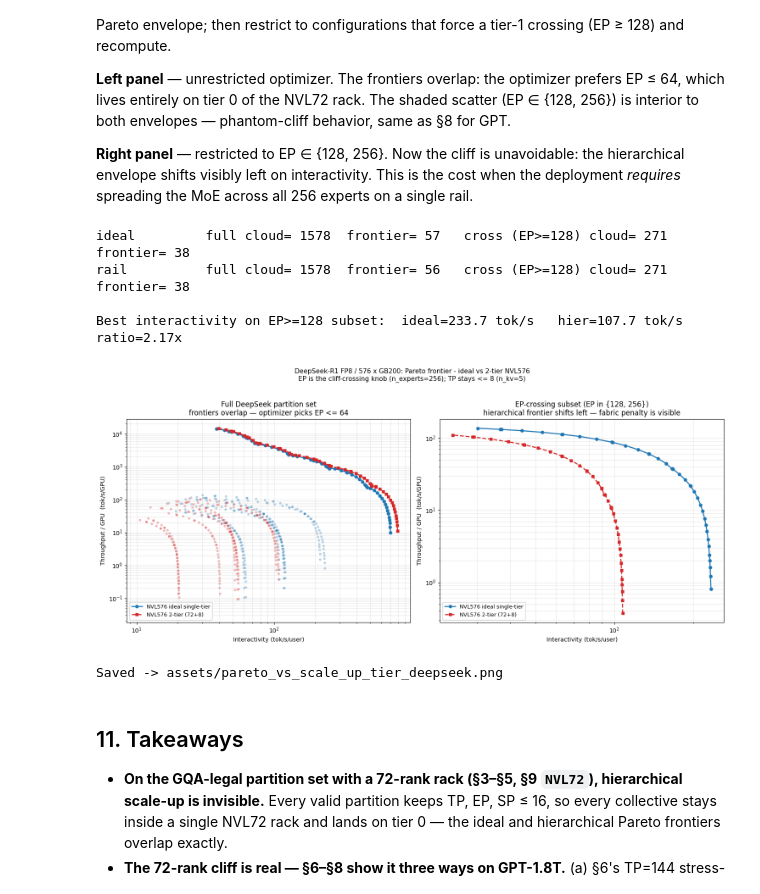
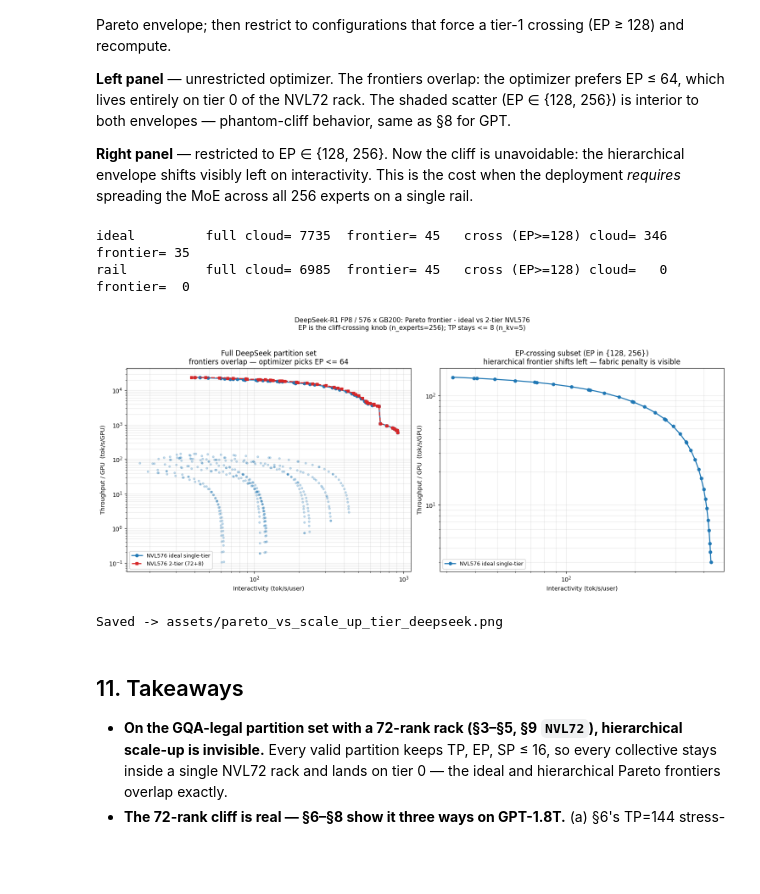
Before and after one commit to spiceMonkey/llm_perf, a Jupyter notebook: notebooks/pareto_vs_scale_up_tier.ipynb, the cells around one changed output. Drawn from its saved outputs; the diff is of its cells as text; code cells hidden in the pictures; blank space fills up the shorter version.

```diff
--- a/notebooks/pareto_vs_scale_up_tier.ipynb
+++ b/notebooks/pareto_vs_scale_up_tier.ipynb
@@ -242,8 +227,6 @@ SP_CHOICES = [1, 2, 4, 8, 16, 32, 64]
 # %% [markdown]
 ## 3. Run the sweep on both systems
 # %%
-parts = enumerate_partitions(N)
-
 # 4 sweeps: ideal (single-tier baseline) + 3 algorithm modes on the rail-optimized 2-tier.
 sweeps = [
     ("ideal",        system_ideal, make_tuner("ring", tuner_base)),   # ideal upper bound (single-tier)
@@ -255,6 +238,7 @@ sweeps = [
 clouds = {}
 frontiers = {}
 for label, system, tuner_for_mode in sweeps:
+    parts = enumerate_partitions(N, system)  # per-system: scale-up domain may differ
     all_pts: list[Point] = []
     for part in parts:
         all_pts.extend(sweep_partition(system, part, tuner_for_mode))
@@ -592,8 +576,8 @@ variants = [
 ]
 
 clouds_v = {}; frontiers_v = {}
-parts = enumerate_partitions(N)
 for label, system in variants:
+    parts = enumerate_partitions(N, system)  # per-variant
     pts = []
     for part in parts:
         pts.extend(sweep_partition(system, part))
@@ -695,25 +679,21 @@ model_ds = load_model_spec(MODEL_DS)
 # DeepSeek-specific partition choices.
 # L=61 is prime -> PP in {1, 61}; 61 is pathological so keep {1, 2} (PP=2 splits 30/31).
 # n_kv=5 caps useful TP; keep {1,2,4,8}. n_experts=256 gives EP the full cliff-crossing range.
-PP_CHOICES_DS = [1, 2]
-TP_CHOICES_DS = _power_of_2_ladder(model_ds.n_kv)            # TP_max tied to n_kv
-EP_CHOICES_DS = _power_of_2_ladder(model_ds.moe.n_experts)   # EP_max tied to n_experts
-SP_CHOICES_DS = [1]
-
-print(f"DS  TP_CHOICES_DS = {TP_CHOICES_DS}  (model_ds.n_kv = {model_ds.n_kv})")
-print(f"DS  EP_CHOICES_DS = {EP_CHOICES_DS}  (model_ds.moe.n_experts = {model_ds.moe.n_experts})")
+print("DS:", describe_constraints(model_ds, system))
 
 
-def enumerate_partitions_ds(n: int) -> list[PartitionSpec]:
-    out: list[PartitionSpec] = []
-    for pp in PP_CHOICES_DS:
-        for tp in TP_CHOICES_DS:
-            for ep in EP_CHOICES_DS:
-                for sp in SP_CHOICES_DS:
-                    if pp * tp * ep * sp > n:
-                        continue
-                    out.append(PartitionSpec(PP=pp, TP=tp, EP=ep, SP=sp))
-    return out
+def enumerate_partitions_ds(n: int, sys=None) -> list[PartitionSpec]:
+    """Local shim for DeepSeek (model_ds); SP=1 only.
+
+    Constraints inherited from llm_perf/utils/partition_enum.py:
+    PP <= 16; TP <= min(n_kv=5, n_experts=256) = 5 (= ladder [1,2,4]);
+    EP <= n_experts=256; TP*EP <= scale_up_domain. Per-system
+    `sys` override available for the multi-fabric variants below.
+    """
+    return _enumerate_partitions(
+        model_ds, sys if sys is not None else system,
+        num_devices=n, sp_choices=[1],
+    )
 
 
 def sweep_partition_ds(system, partition: PartitionSpec) -> list[Point]:
@@ -846,11 +825,13 @@ Mirror of §8 on DeepSeek. Enumerate the full DS partition set on both fabrics a
 
 **Right panel** — restricted to EP ∈ {128, 256}. Now the cliff is unavoidable: the hierarchical envelope shifts visibly left on interactivity. This is the cost when the deployment *requires* spreading the MoE across all 256 experts on a single rail.
 # %%
-parts_ds = enumerate_partitions_ds(N)
-
 clouds_ds = {"ideal": [], "rail": []}
-for part in parts_ds:
-    for label, system in [("ideal", system_ideal), ("rail", system_rail)]:
+parts_ds_per_sys = {
+    "ideal": enumerate_partitions_ds(N, system_ideal),
+    "rail":  enumerate_partitions_ds(N, system_rail),
+}
+for label, system in [("ideal", system_ideal), ("rail", system_rail)]:
+    for part in parts_ds_per_sys[label]:
         clouds_ds[label].extend(sweep_partition_ds(system, part))
 
 frontiers_ds_full  = {l: pareto_frontier(pts) for l, pts in clouds_ds.items()}
@@ -877,38 +858,36 @@ fig, (axL, axR) = plt.subplots(1, 2, figsize=(15, 6.5))
 for l, fr in frontiers_ds_full.items():
     if fr:
         axL.plot([p.interactivity for p in fr], [p.tput_per_gpu for p in fr], lw=1.8, ms=5, **styles[l])
 for l, pts in clouds_ds.items():
     cross_pts = [p for p in pts if p.partition.EP >= 128]
     axL.scatter([p.interactivity for p in cross_pts], [p.tput_per_gpu for p in cross_pts],
                 s=10, alpha=0.25, color=styles[l]["color"])
 axL.set_xscale("log"); axL.set_yscale("log")
 axL.set_xlabel("Interactivity (tok/s/user)"); axL.set_ylabel("Throughput / GPU  (tok/s/GPU)")
 axL.set_title("Full DeepSeek partition set\nfrontiers overlap — optimizer picks EP <= 64")
 axL.grid(True, which="both", alpha=0.3); axL.legend(loc="lower left", fontsize=9, framealpha=0.9)
 
 for l, fr in frontiers_ds_cross.items():
     if fr:
         axR.plot([p.interactivity for p in fr], [p.tput_per_gpu for p in fr], lw=1.8, ms=5, **styles[l])
 axR.set_xscale("log"); axR.set_yscale("log")
 axR.set_xlabel("Interactivity (tok/s/user)"); axR.set_ylabel("Throughput / GPU  (tok/s/GPU)")
 axR.set_title("EP-crossing subset (EP in {128, 256})\nhierarchical frontier shifts left — fabric penalty is visible")
 axR.grid(True, which="both", alpha=0.3); axR.legend(loc="lower left", fontsize=9, framealpha=0.9)
 
 fig.suptitle(
     "DeepSeek-R1 FP8 / 576 x GB200: Pareto frontier - ideal vs 2-tier NVL576\n"
     "EP is the cliff-crossing knob (n_experts=256); TP stays <= 8 (n_kv=5)",
     y=1.02, fontsize=11,
 )
 fig.tight_layout()
 fig.savefig("assets/pareto_vs_scale_up_tier_deepseek.png", dpi=130, bbox_inches="tight")
 plt.show()
 print("Saved -> assets/pareto_vs_scale_up_tier_deepseek.png")
 # %% [output]
-ideal         full cloud= 1578  frontier= 57   cross (EP>=128) cloud= 271  frontier= 38
-rail          full cloud= 1578  frontier= 56   cross (EP>=128) cloud= 271  frontier= 38
-
-Best interactivity on EP>=128 subset:  ideal=233.7 tok/s   hier=107.7 tok/s   ratio=2.17x
+ideal         full cloud= 7735  frontier= 45   cross (EP>=128) cloud= 346  frontier= 35
+rail          full cloud= 6985  frontier= 45   cross (EP>=128) cloud=   0  frontier=  0
-[figure, old version]
+[figure, new version]
 Saved -> assets/pareto_vs_scale_up_tier_deepseek.png
 # %% [markdown]
 ## 11. Takeaways
```
Also changed, not shown: parts of 8 cells of this notebook, 12 other files.
